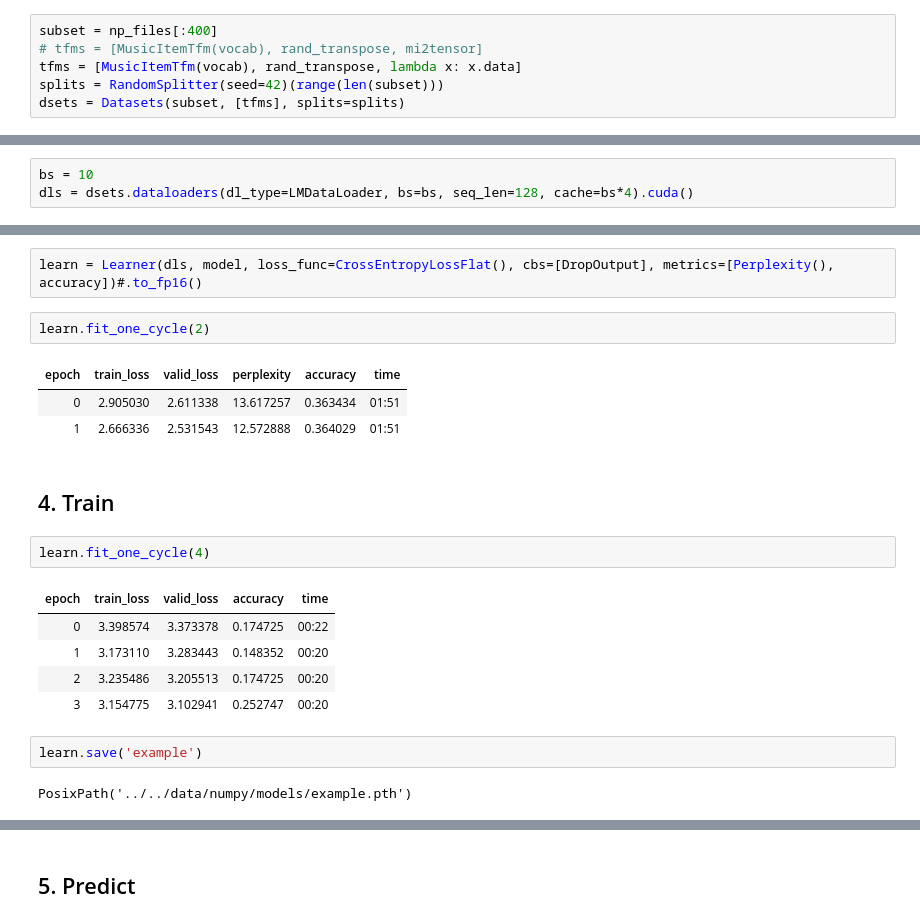
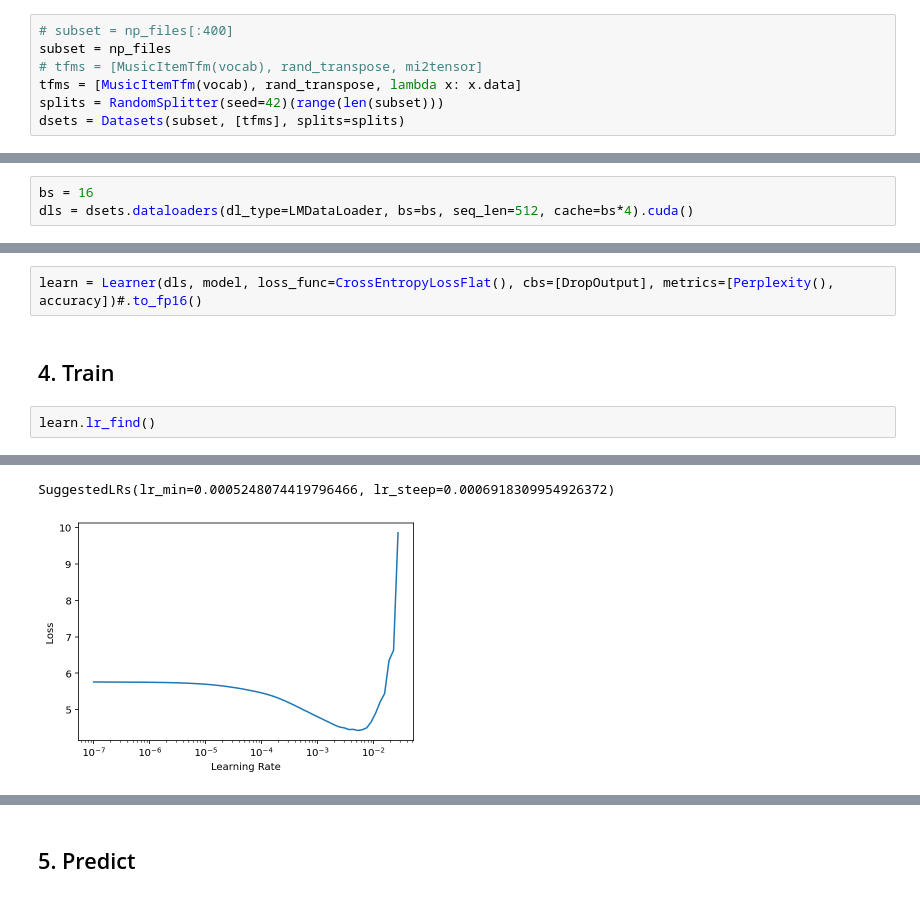
Before and after one commit to bearpelican/musicautobot, a Jupyter notebook: develop/music_transformer/Train.ipynb, the cells around one changed output, grey strips where cells are left out. Saved outputs shown, nothing was run; the diff lists cells and outputs as text.

```diff
--- a/develop/music_transformer/Train.ipynb
+++ b/develop/music_transformer/Train.ipynb
@@ -63,7 +65,8 @@ class MusicItemTfm(Transform):
         miitem = MusicItem.from_npenc(npitem, vocab=self.vocab)
         return miitem
 # %%
-subset = np_files[:400]
+# subset = np_files[:400]
+subset = np_files
 # tfms = [MusicItemTfm(vocab), rand_transpose, mi2tensor]
 tfms = [MusicItemTfm(vocab), rand_transpose, lambda x: x.data]
 splits = RandomSplitter(seed=42)(range(len(subset)))
@@ -72,5 +75,5 @@ dsets = Datasets(subset, [tfms], splits=splits)
 ## We rely on lru_cache to make sure random_transform doesn't get called twice on the same sequence.
 Theoretically, setting cache to batch size should never result in a cache miss. Every sequence should be called once per batch. However, let's quadruple it just to be safe
 # %%
-bs = 10
-dls = dsets.dataloaders(dl_type=LMDataLoader, bs=bs, seq_len=128, cache=bs*4).cuda()
+bs = 16
+dls = dsets.dataloaders(dl_type=LMDataLoader, bs=bs, seq_len=512, cache=bs*4).cuda()
@@ -111,23 +110,8 @@ config = TransfoXLConfig(
 model = TransfoXLLMHeadModel(config).cuda()
 # %%
 learn = Learner(dls, model, loss_func=CrossEntropyLossFlat(), cbs=[DropOutput], metrics=[Perplexity(), accuracy])#.to_fp16()
-# %%
-learn.fit_one_cycle(2)
-# %% [output]
-| epoch | train_loss | valid_loss | perplexity | accuracy | time |
-| 0 | 2.905030 | 2.611338 | 13.617257 | 0.363434 | 01:51 |
-| 1 | 2.666336 | 2.531543 | 12.572888 | 0.364029 | 01:51 |
 # %% [markdown]
 ## 4. Train
-# %%
-learn.fit_one_cycle(4)
-# %% [output]
-| epoch | train_loss | valid_loss | accuracy | time |
-| 0 | 3.398574 | 3.373378 | 0.174725 | 00:22 |
-| 1 | 3.173110 | 3.283443 | 0.148352 | 00:20 |
-| 2 | 3.235486 | 3.205513 | 0.174725 | 00:20 |
-| 3 | 3.154775 | 3.102941 | 0.252747 | 00:20 |
-# %%
-learn.save('example')
-# %% [output]
-PosixPath('../../data/numpy/models/example.pth')
+# %%
+learn.lr_find()
+# %% [output]
@@ -133,0 +119,2 @@ PosixPath('../../data/numpy/models/example.pth')
+SuggestedLRs(lr_min=0.0005248074419796466, lr_steep=0.0006918309954926372)
+[figure, added]
```
Also changed, not shown: parts of 5 cells of this notebook, 12 other files.
